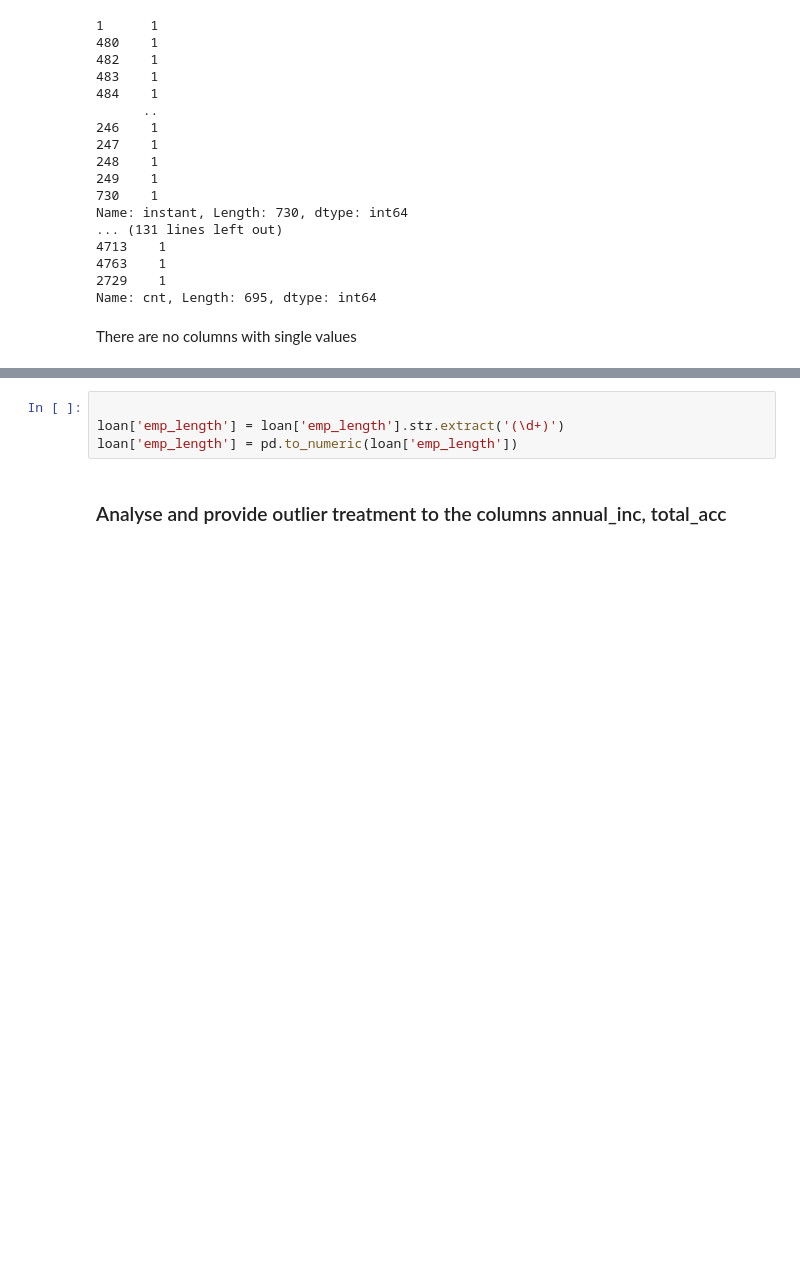
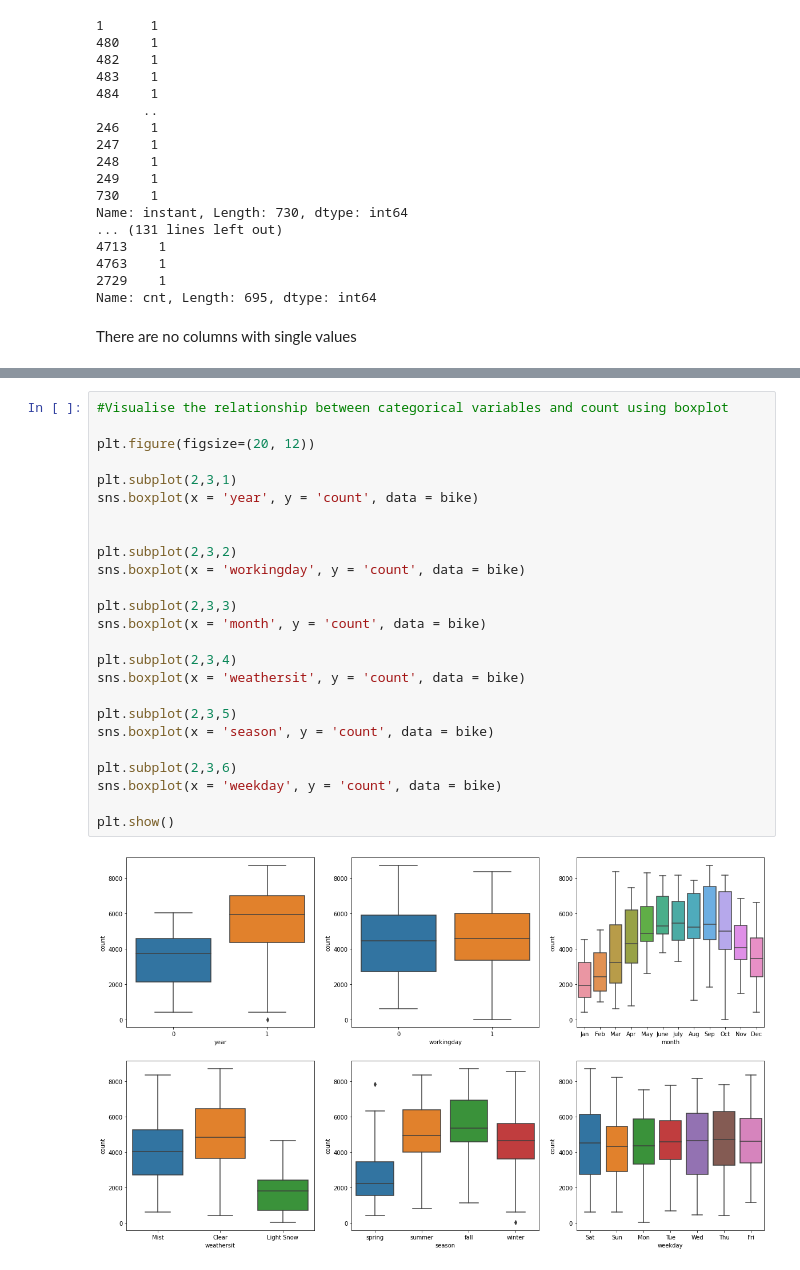
Before and after one commit to ssivakumarx/bikesharing, a Jupyter notebook: sivakumar_soundarapandian.ipynb, the cells around one changed output, grey strips where cells are left out. Drawn from its saved outputs; the diff is of its cells as text; blank space fills up the shorter version.

```diff
--- a/sivakumar_soundarapandian.ipynb
+++ b/sivakumar_soundarapandian.ipynb
@@ -111,7 +130,28 @@ loan['earliest_cr_line_month'] = pd.to_datetime(loan['earliest_cr_line'],format=
 # %%
+#Visualise the relationship between categorical variables and count using boxplot
 
-loan['emp_length'] = loan['emp_length'].str.extract('(\d+)')
-loan['emp_length'] = pd.to_numeric(loan['emp_length'])
+plt.figure(figsize=(20, 12))
+
+plt.subplot(2,3,1)
+sns.boxplot(x = 'year', y = 'count', data = bike)
+
+
+plt.subplot(2,3,2)
+sns.boxplot(x = 'workingday', y = 'count', data = bike)
+
+plt.subplot(2,3,3)
+sns.boxplot(x = 'month', y = 'count', data = bike)
+
+plt.subplot(2,3,4)
+sns.boxplot(x = 'weathersit', y = 'count', data = bike)
+
+plt.subplot(2,3,5)
+sns.boxplot(x = 'season', y = 'count', data = bike)
+
+plt.subplot(2,3,6)
+sns.boxplot(x = 'weekday', y = 'count', data = bike)
+
+plt.show()
+# %% [output]
+[figure, added]
-# %% [markdown]
-### Analyse and provide outlier treatment to the columns annual_inc, total_acc
 # %%
```
Also changed, not shown: parts of 65 cells of this notebook, 1 other file.
